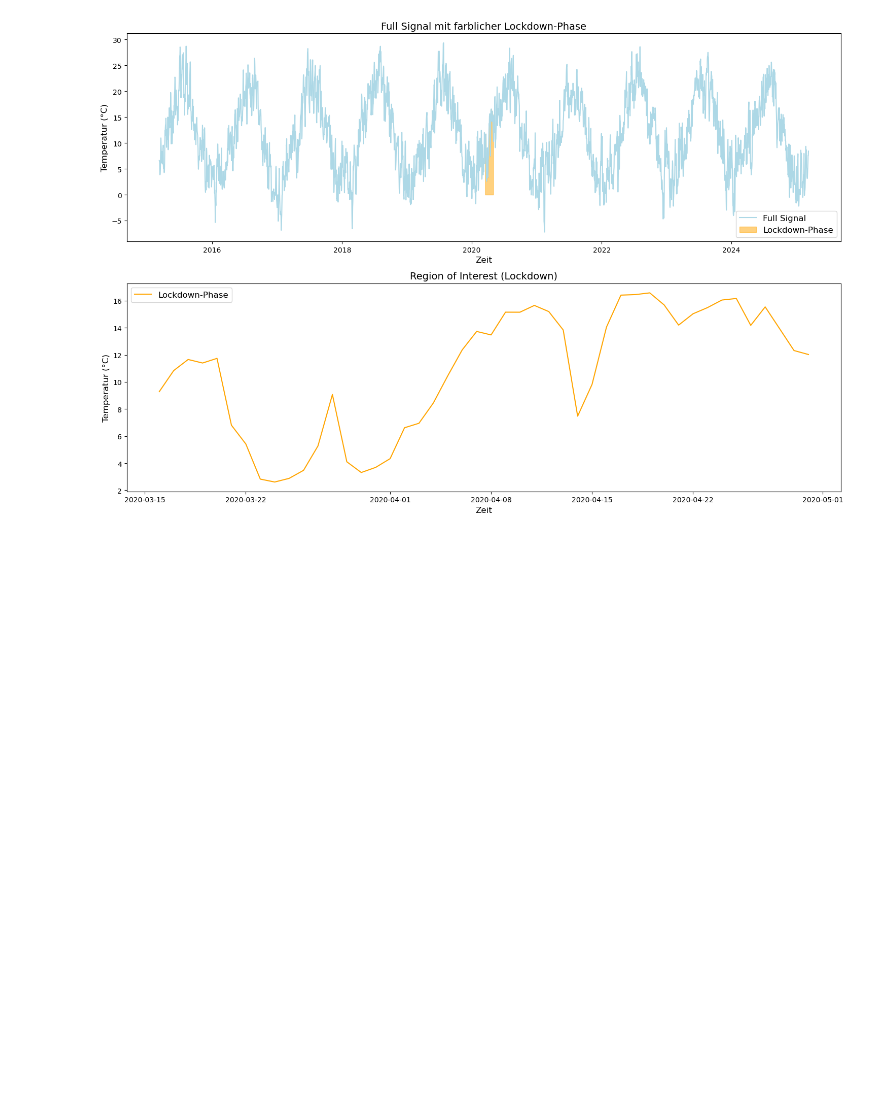
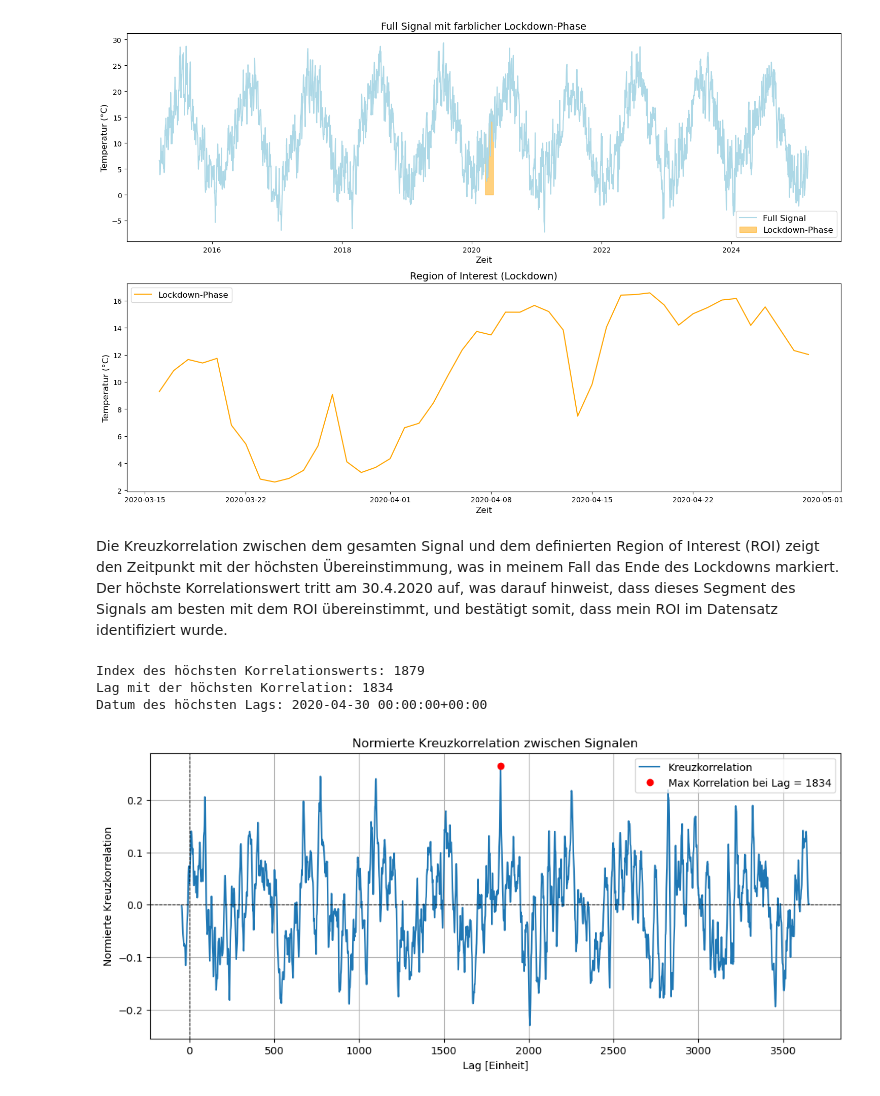
Before and after one commit to Tschoppsilas/GBSV_2025, a Jupyter notebook: MC1/MC1.ipynb, the cells around one changed output. Drawn from its saved outputs; the diff is of its cells as text; code cells hidden in the pictures; blank space fills up the shorter version.

```diff
--- a/MC1/MC1.ipynb
+++ b/MC1/MC1.ipynb
@@ -189,3 +189,62 @@ plt.tight_layout()
 plt.show()
 # %% [output]
 [figure]
+# %% [markdown]
+Die Kreuzkorrelation zwischen dem gesamten Signal und dem definierten Region of Interest (ROI) zeigt den Zeitpunkt mit der höchsten Übereinstimmung, was in meinem Fall das Ende des Lockdowns markiert. Der höchste Korrelationswert tritt am 30.4.2020 auf, was darauf hinweist, dass dieses Segment des Signals am besten mit dem ROI übereinstimmt, und bestätigt somit, dass mein ROI im Datensatz identifiziert wurde.
+# %%
+def calculate_cross_correlation(s1, s2, do_normalize=True):
+    s1 = np.array(s1).flatten()
+    s2 = np.array(s2).flatten()
+
+    # Keine Standardisierung
+    if do_normalize:
+        s1 = (s1 - np.mean(s1))  # Nur Mittelwertabzug
+        s2 = (s2 - np.mean(s2))  # Nur Mittelwertabzug
+
+    corr = np.correlate(s1, s2, mode='full')
+
+    # Falls gewünscht: Normierung auf Signal-Länge
+    if do_normalize:
+        corr /= len(s1)
+
+    return corr
+
+# Kreuzkorrelation berechnen
+cross_corr = calculate_cross_correlation(full_signal, roi)
+
+# Lags erstellen (Zeitenversatz)
+lags = np.arange(-len(roi) + 1, len(full_signal))
+
+# Finden des höchsten Korrelationswerts und des zugehörigen Lags
+max_index = np.argmax(cross_corr)  # Index des höchsten Korrelationswerts
+max_lag = lags[max_index]  # Zugehöriger Lag-Wert
+# Datum des höchsten Lags berechnen
+lag_date = full_signal.index[max_index]
+
+print("Index des höchsten Korrelationswerts:", max_index)
+print("Lag mit der höchsten Korrelation:", max_lag)
+print("Datum des höchsten Lags:", lag_date)
+
+# Plot erstellen
+plt.figure(figsize=(12, 5))
+plt.plot(lags, cross_corr, linestyle='-', label="Kreuzkorrelation")
+
+# Zusätzliche Linie bei 0 für bessere Sichtbarkeit
+plt.axhline(0, color='black', linestyle='--', linewidth=0.8)
+plt.axvline(0, color='black', linestyle='--', linewidth=0.8)
+
+# Markiere den höchsten Korrelationswert
+plt.plot(max_lag, cross_corr[max_index], 'ro', label=f"Max Korrelation bei Lag = {max_lag}")
+
+# Achsen und Titel
+plt.xlabel("Lag [Einheit]")
+plt.ylabel("Normierte Kreuzkorrelation")
+plt.title("Normierte Kreuzkorrelation zwischen Signalen")
+plt.grid(True)
+plt.legend()
+plt.show()
+# %% [output]
+Index des höchsten Korrelationswerts: 1879
+Lag mit der höchsten Korrelation: 1834
+Datum des höchsten Lags: 2020-04-30 00:00:00+00:00
+[figure, added]
```
Also changed, not shown: parts of 1 cell of this notebook.
